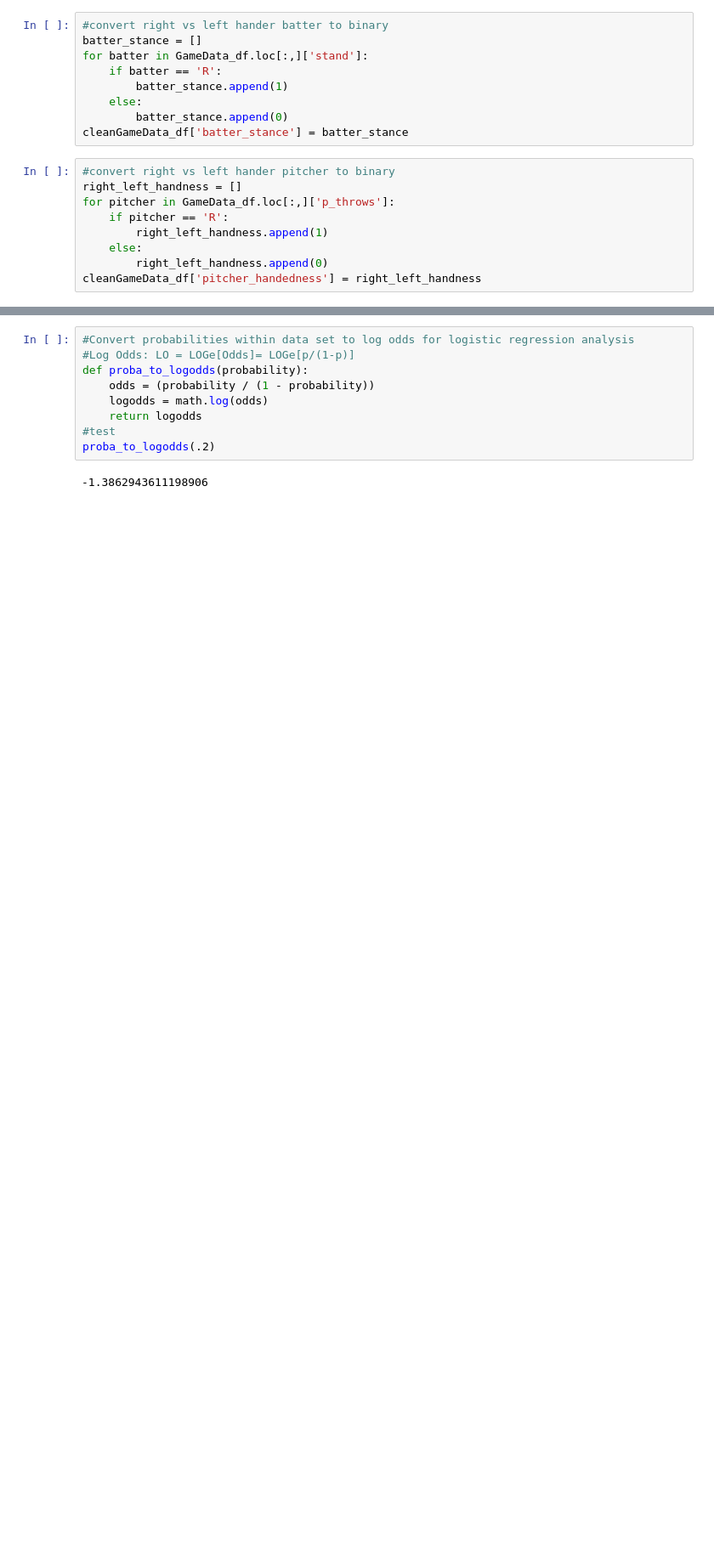
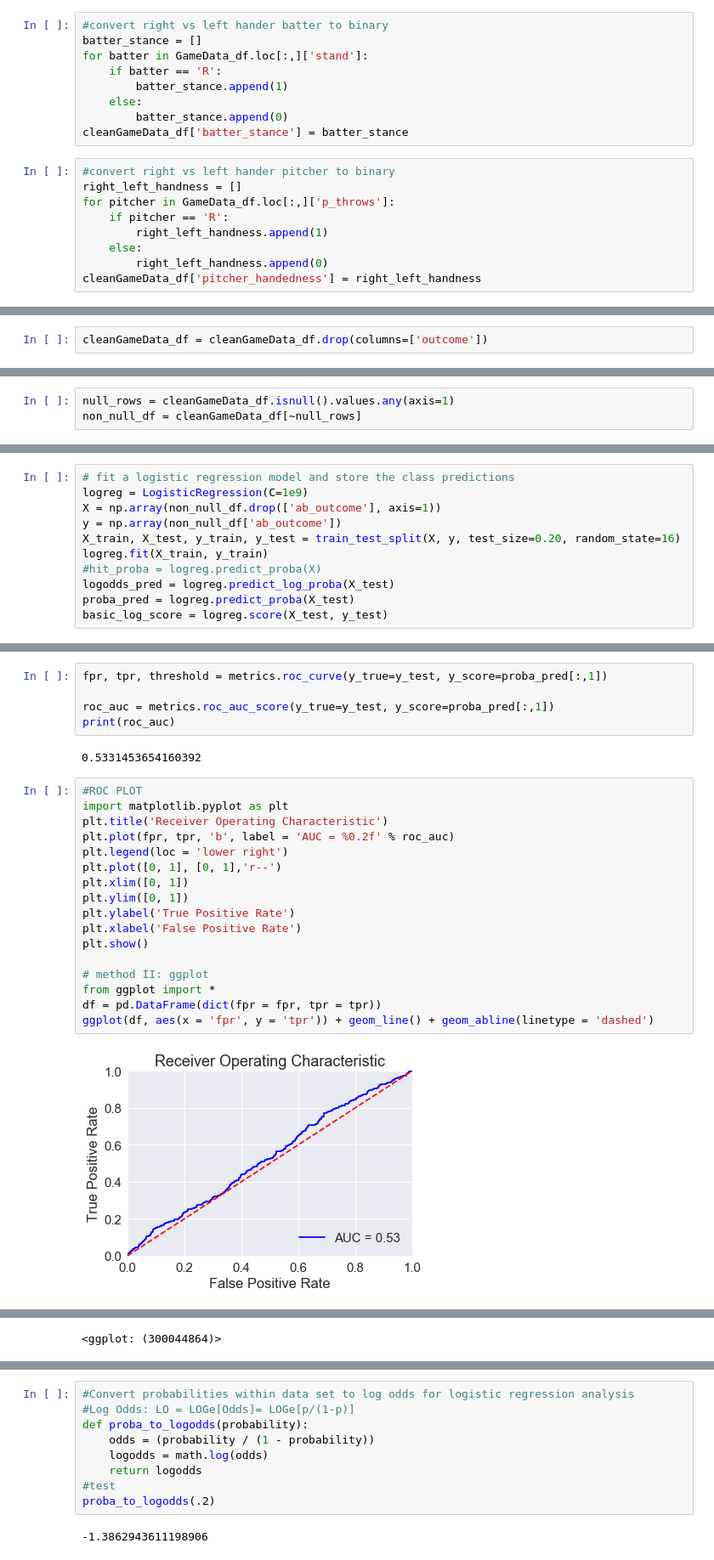
Before and after one commit to camoneill25/pfx_hit_predictor, a Jupyter notebook: workbook/Data_Analysis_EDA.ipynb, the cells around one changed output, grey strips where cells are left out. Shown at 85% size. Cells and saved outputs as stored; diff of their text form; blank space fills up the shorter version.

Commit message:
Updated with ROC Curves and Partial Plots

```diff
--- a/workbook/Data_Analysis_EDA.ipynb
+++ b/workbook/Data_Analysis_EDA.ipynb
@@ -87,0 +296,2 @@ cleanGameData_df
+# %%
+cleanGameData_df = cleanGameData_df.drop(columns=['outcome'])
@@ -87,0 +317,3 @@ cleanGameData_df
+# %%
+null_rows = cleanGameData_df.isnull().values.any(axis=1)
+non_null_df = cleanGameData_df[~null_rows]
@@ -87,0 +341,11 @@ cleanGameData_df
+# %%
+# fit a logistic regression model and store the class predictions
+logreg = LogisticRegression(C=1e9)
+X = np.array(non_null_df.drop(['ab_outcome'], axis=1))
+y = np.array(non_null_df['ab_outcome'])
+X_train, X_test, y_train, y_test = train_test_split(X, y, test_size=0.20, random_state=16)
+logreg.fit(X_train, y_train)
+#hit_proba = logreg.predict_proba(X)
+logodds_pred = logreg.predict_log_proba(X_test)
+proba_pred = logreg.predict_proba(X_test)
+basic_log_score = logreg.score(X_test, y_test)
@@ -87,0 +356,26 @@ cleanGameData_df
+# %%
+fpr, tpr, threshold = metrics.roc_curve(y_true=y_test, y_score=proba_pred[:,1])
+
+roc_auc = metrics.roc_auc_score(y_true=y_test, y_score=proba_pred[:,1])
+print(roc_auc)
+# %% [output]
+0.5331453654160392
+# %%
+#ROC PLOT
+import matplotlib.pyplot as plt
+plt.title('Receiver Operating Characteristic')
+plt.plot(fpr, tpr, 'b', label = 'AUC = %0.2f' % roc_auc)
+plt.legend(loc = 'lower right')
+plt.plot([0, 1], [0, 1],'r--')
+plt.xlim([0, 1])
+plt.ylim([0, 1])
+plt.ylabel('True Positive Rate')
+plt.xlabel('False Positive Rate')
+plt.show()
+
+# method II: ggplot
+from ggplot import *
+df = pd.DataFrame(dict(fpr = fpr, tpr = tpr))
+ggplot(df, aes(x = 'fpr', y = 'tpr')) + geom_line() + geom_abline(linetype = 'dashed')
+# %% [output]
+[figure, added]
@@ -87,0 +383 @@ cleanGameData_df
+<ggplot: (300044864)>
```
Also changed, not shown: parts of 82 cells of this notebook, 1 other file.
